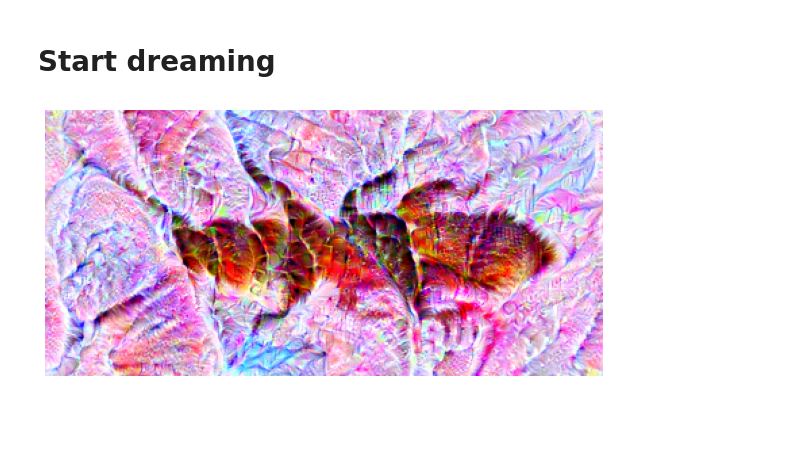
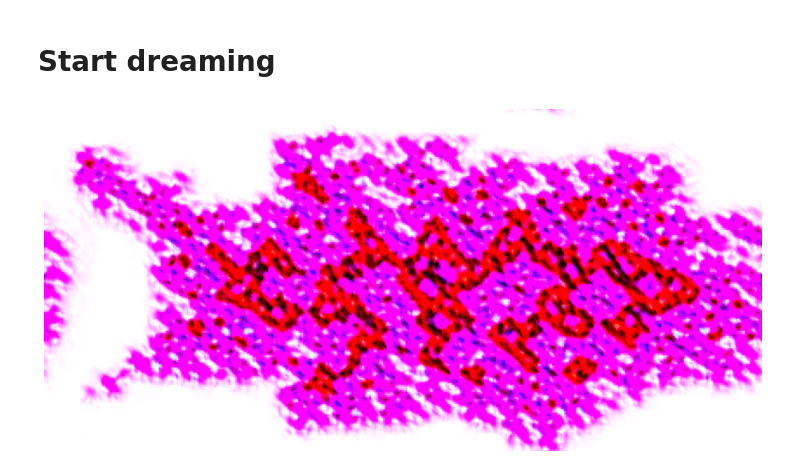
Before and after one commit to JackismyShephard/eternal-bugshine, a Jupyter notebook: deepdream.ipynb, the cells around one changed output. Cells and saved outputs as stored; diff of their text form; code cells hidden in the pictures; blank space fills up the shorter version.

Commit message:
add utility to save dreamt images + make a timelapse of transformations

```diff
--- a/deepdream.ipynb
+++ b/deepdream.ipynb
@@ -196,7 +197,7 @@ test_loader = torch.utils.data.DataLoader(test_data_norm, batch_size=batch_size,
 data_loaders = {'train': train_loader, 'val': val_loader, 'test': test_loader}
 # %%
 def imshow(inp, title=None, mean = mean, std = std,
-            save_path = None, dpi = 200):
+            save_path = None, dpi = 200, close = False):
     """Imshow for Tensor."""
     inp = inp.numpy().transpose((1, 2, 0))
     #mean = np.array([0.485, 0.456, 0.406])
@@ -208,6 +209,8 @@ def imshow(inp, title=None, mean = mean, std = std,
     plt.imshow(inp)
     if save_path is not None:
         plt.savefig(save_path, bbox_inches='tight', dpi=dpi, facecolor='w')
+    if close:
+        plt.close()
     plt.pause(0.001)  # pause a bit so that plots are updated
 # %%
 iterable = iter(train_loader)
@@ -704,34 +731,35 @@ default_config = {
     'show': True,
     'use_noise' : None,
     'noise_shape': (224,448),
-    'fig_size' : (10,10),
+    'fig_size' : (15,15),
     'device': device,
     'save_path': None,
-    'dpi': 200}
+    'dpi': 200,
+    'video_path': None}
 # %% [markdown]
 # Start dreaming
 # %%
 species_name = 'achenium_humile'
 image_name = '_0189_0'
 image_path = data_folder + '/' + species_name + '/' + image_name + '.jpg'
 input_image = Image.open(image_path)
 new_params = {
+    'model_layers': 'layer2_0',
     'num_iters': 30,
     'lr': 0.1,
-    'idx': 0,
+    #'idx': 0,
     'smooth_coef': 0,
-    #'use_noise': 'uniform
+    #'use_noise': 'uniform'
 }
-save_path = 'figures/' + species_name + image_name
+save_path = species_name + image_name
 new_config = copy.deepcopy(default_config)
 for (name, param) in new_params.items():
     save_path += ('_' + name + '_' + str(param))
     new_config[name] = param
-save_path += '.jpg'
+img_save_path = 'figures/'+ save_path + '.jpg'
+video_save_path = 'videos/' + save_path + '.gif'
+new_config['save_path'] = img_save_path
+new_config['video_path'] = video_save_path
 dream_tensors = deepdream(image, dreamnet, new_config)
-clear_output(wait = True)
-plt.figure(figsize=new_config['fig_size'])
-plt.axis('off')
-imshow(output_adapter(dream_tensors[-1]), save_path = save_path, dpi = 400)
 # %% [output]
-[figure, old version]
+[figure, new version]
```
Also changed, not shown: parts of 4 cells of this notebook, 1 other file.
